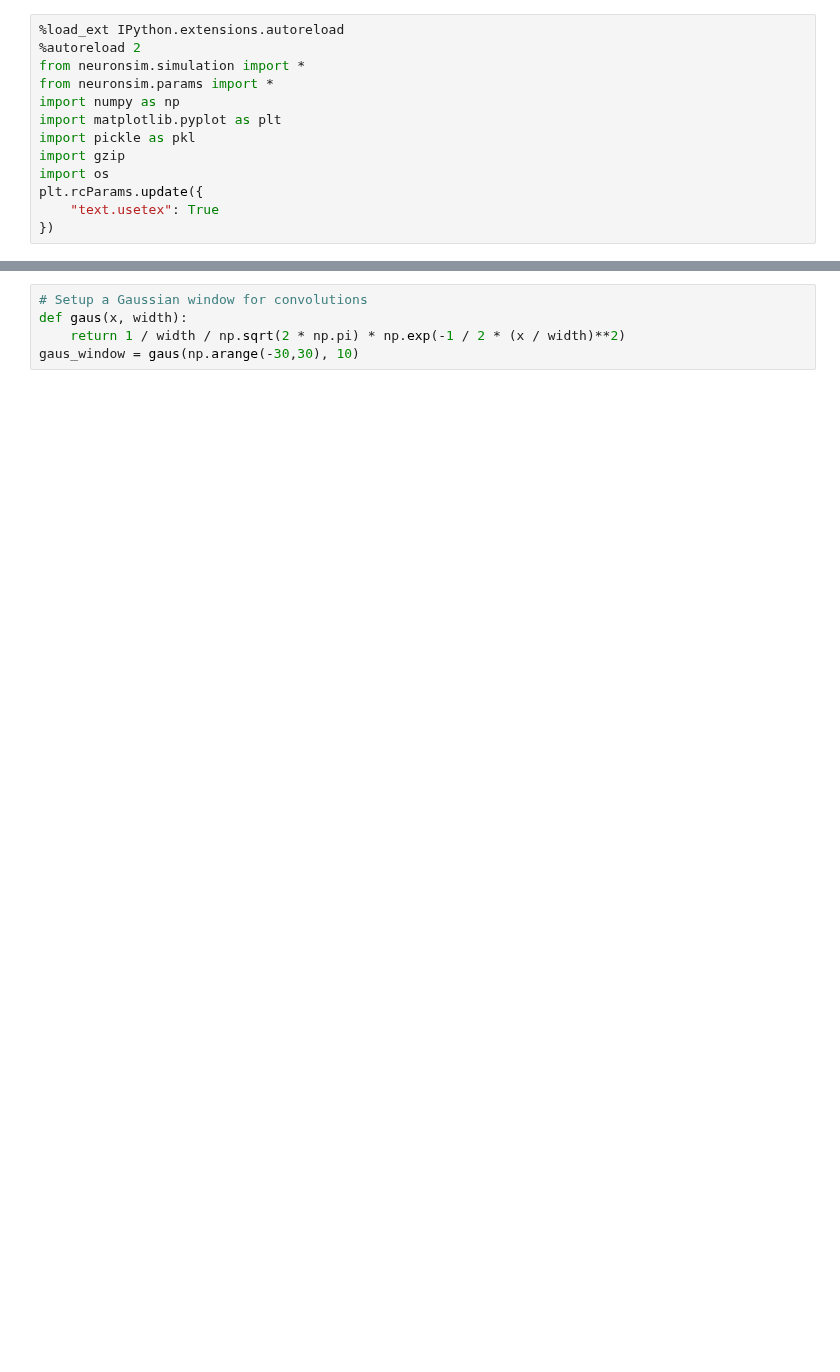
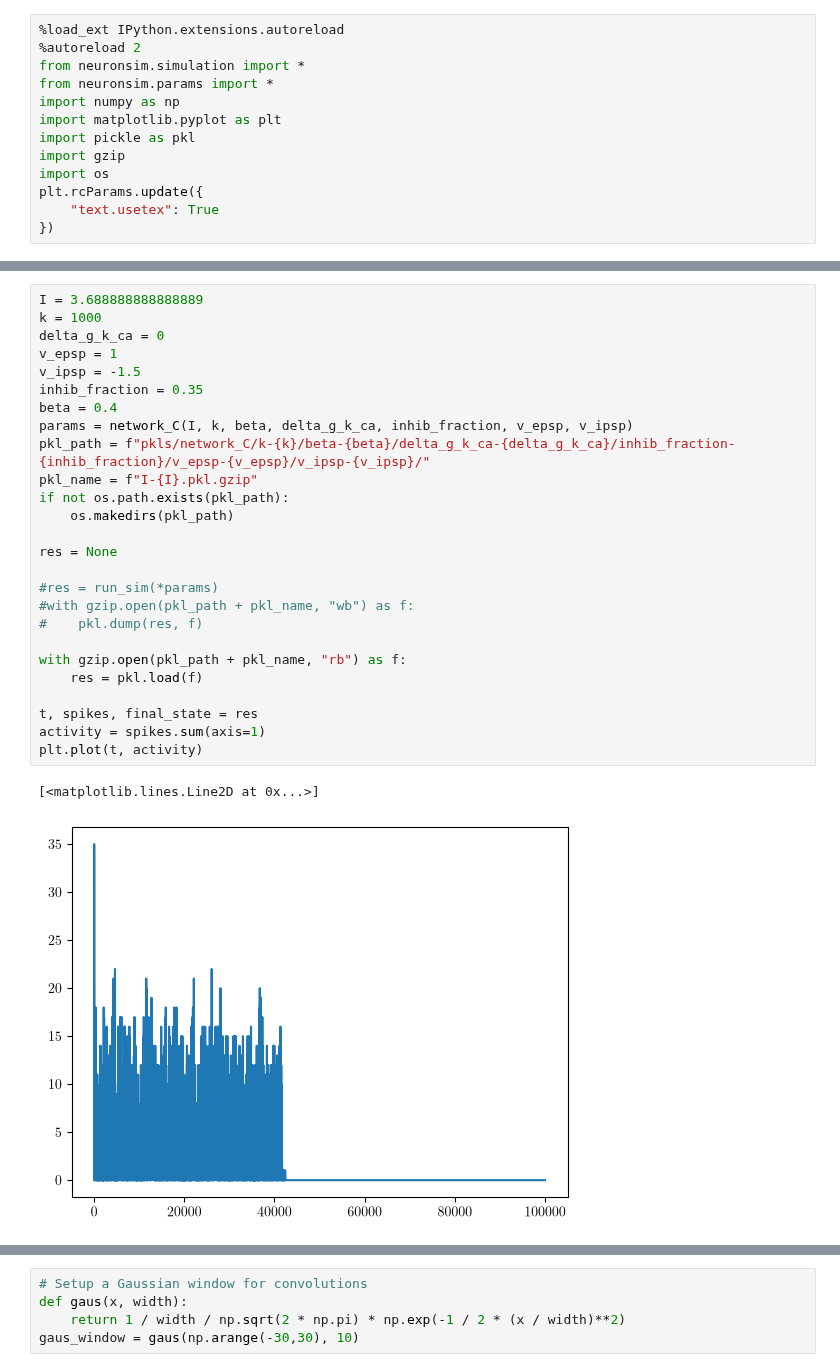
Before and after one commit to hectorBrown/neuronsim, a Jupyter notebook: Watts-Strogatz.ipynb, the cells around one changed output, grey strips where cells are left out. Cells and saved outputs as stored; diff of their text form; blank space fills up the shorter version.

```diff
--- a/Watts-Strogatz.ipynb
+++ b/Watts-Strogatz.ipynb
@@ -47,0 +81,29 @@ KeyboardInterrupt:
+# %%
+I = 3.688888888888889
+k = 1000
+delta_g_k_ca = 0
+v_epsp = 1
+v_ipsp = -1.5
+inhib_fraction = 0.35
+beta = 0.4
+params = network_C(I, k, beta, delta_g_k_ca, inhib_fraction, v_epsp, v_ipsp)
+pkl_path = f"pkls/network_C/k-{k}/beta-{beta}/delta_g_k_ca-{delta_g_k_ca}/inhib_fraction-{inhib_fraction}/v_epsp-{v_epsp}/v_ipsp-{v_ipsp}/"
+pkl_name = f"I-{I}.pkl.gzip"
+if not os.path.exists(pkl_path):
+    os.makedirs(pkl_path)
+
+res = None
+
+#res = run_sim(*params)
+#with gzip.open(pkl_path + pkl_name, "wb") as f:
+#    pkl.dump(res, f)
+
+with gzip.open(pkl_path + pkl_name, "rb") as f:
+    res = pkl.load(f)
+
+t, spikes, final_state = res
+activity = spikes.sum(axis=1)
+plt.plot(t, activity)
+# %% [output]
+[<matplotlib.lines.Line2D at 0x...>]
+[figure, added]
```
Also changed, not shown: parts of 10 cells of this notebook, 1 other file.
